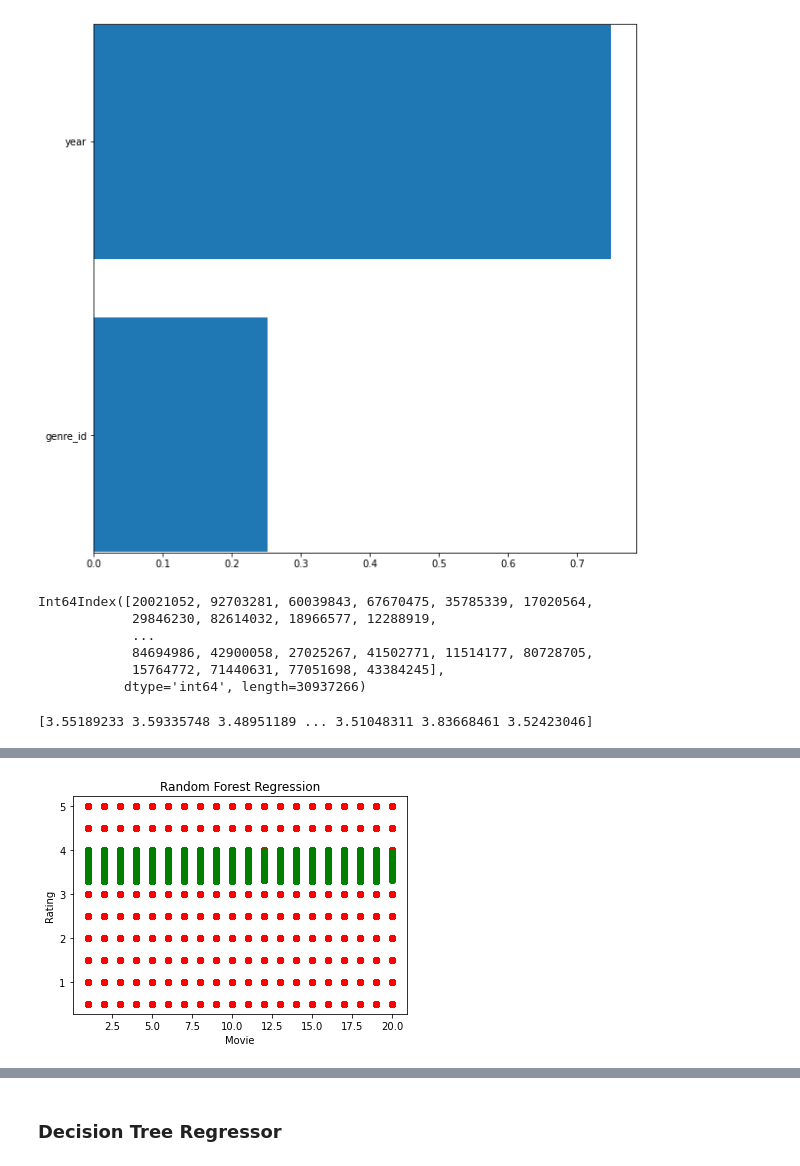
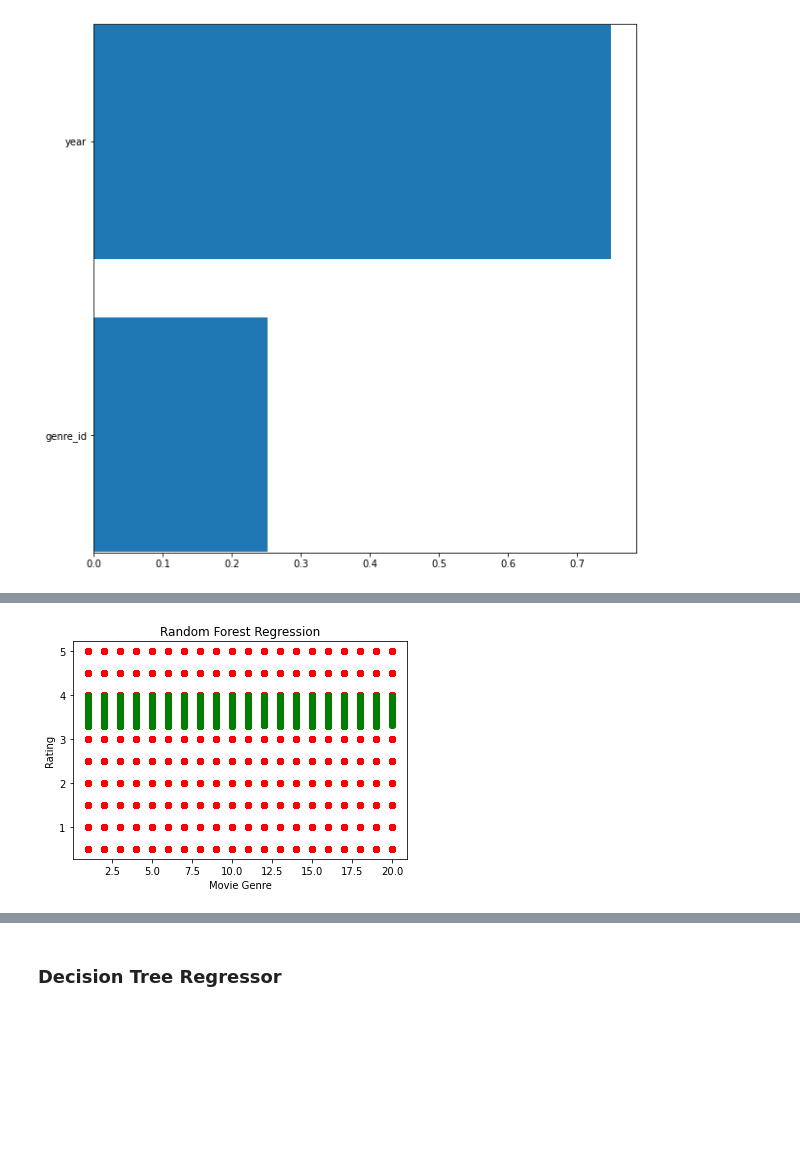
Before and after one commit to HelyxM/Final-Project, a Jupyter notebook: movies_ML_Analysis.ipynb, the cells around one changed output, grey strips where cells are left out. Cells and saved outputs as stored; diff of their text form; code cells hidden in the pictures; blank space fills up the shorter version.

```diff
--- a/movies_ML_Analysis.ipynb
+++ b/movies_ML_Analysis.ipynb
@@ -376,10 +365,10 @@ X_train, X_test, y_train, y_test = train_test_split(X, y, random_state=78,test_s
 # scalar = MinMaxScalar()
 scaler = StandardScaler()
 # Fitting the Standard Scaler with the training data.
-X_scaler = scaler.fit(X_train)
+scaler = scaler.fit(X_train)
 
 # Scaling the data.
-X_train_scaled = X_scaler.transform(X_train)
-X_test_scaled = X_scaler.transform(X_test)
+X_train_scaled = scaler.transform(X_train)
+X_test_scaled = scaler.transform(X_test)
 # %% [markdown]
 ### Linear Regression
@@ -436,0 +380,6 @@ R squared score 1.0
+# %%
+# Create linear regression object
+lr = LinearRegression()
+
+# Train the model using the training sets
+lr.fit(X_train_scaled,y_train)
@@ -574,23 +547,23 @@ Index(['name', 'genre_name'], dtype='object')
 # %%
-# remove userid, movieID columns
-y = movies_ratings_df[['rating']]
-X = movies_ratings_df.drop(['user_id','movie_id','mg_id','rating','name','genre_name'], axis =1)
+# # remove userid, movieID columns
+# y = movies_ratings_df[['rating']]
+# X = movies_ratings_df.drop(['user_id','movie_id','mg_id','rating','name','genre_name'], axis =1)
 
-# Splitting into Train and Test sets.
-# default test_size is .25
-X_train, X_test, y_train, y_test = train_test_split(X, y, random_state=78,test_size=0.33)
+# # Splitting into Train and Test sets.
+# # default test_size is .25
+# X_train, X_test, y_train, y_test = train_test_split(X, y, random_state=78,test_size=0.33)
 # %%
-# # Creating a StandardScaler instance.
-# not needed for RandomForest technique
+# # # Creating a StandardScaler instance.
+# # not needed for RandomForest technique
 
-scaler = StandardScaler()
+# scaler = StandardScaler()
 
-# Fitting the Standard Scaler with the training data.
-X_scaler = scaler.fit(X_train)
+# # Fitting the Standard Scaler with the training data.
+# scaler = scaler.fit(X_train)
 
-# Scaling the data.
-X_train_scaled = X_scaler.transform(X_train)
-X_test_scaled = X_scaler.transform(X_test)
+# # Scaling the data.
+# X_train_scaled = scaler.transform(X_train)
+# X_test_scaled = scaler.transform(X_test)
 # %%
 # Create a random forest Regressor
 # defaults:
@@ -663,19 +639,6 @@ plt.show()
 # plt.show()
 # %% [output]
 [figure]
-# %%
-X_test.index
-# %% [output]
-Int64Index([20021052, 92703281, 60039843, 67670475, 35785339, 17020564,
-            29846230, 82614032, 18966577, 12288919,
-            ...
-            84694986, 42900058, 27025267, 41502771, 11514177, 80728705,
-            15764772, 71440631, 77051698, 43384245],
-           dtype='int64', length=30937266)
-# %%
-print(y_rf_pred)
-# %% [output]
-[3.55189233 3.59335748 3.48951189 ... 3.51048311 3.83668461 3.52423046]
 # %%
 # Merge movies_df with y_test
 rfr_test_pred = pd.merge(movies_ratings_df,y_test,how = 'inner', right_index = True, left_index = True)
@@ -702,11 +665,11 @@ rfr_test_pred.head()
 # %%
 plt.scatter(rfr_test_pred['genre_id'].values, rfr_test_pred['rating_y'], color = 'red')
 plt.scatter(rfr_test_pred['genre_id'].values, rfr_test_pred['predictions'], color = 'green')
 
 
 plt.title('Random Forest Regression')
-plt.xlabel('Movie')
+plt.xlabel('Movie Genre')
 plt.ylabel('Rating')
 plt.show()
 # %% [output]
-[figure, old version]
+[figure, new version]
```
Also changed, not shown: parts of 65 cells of this notebook.
